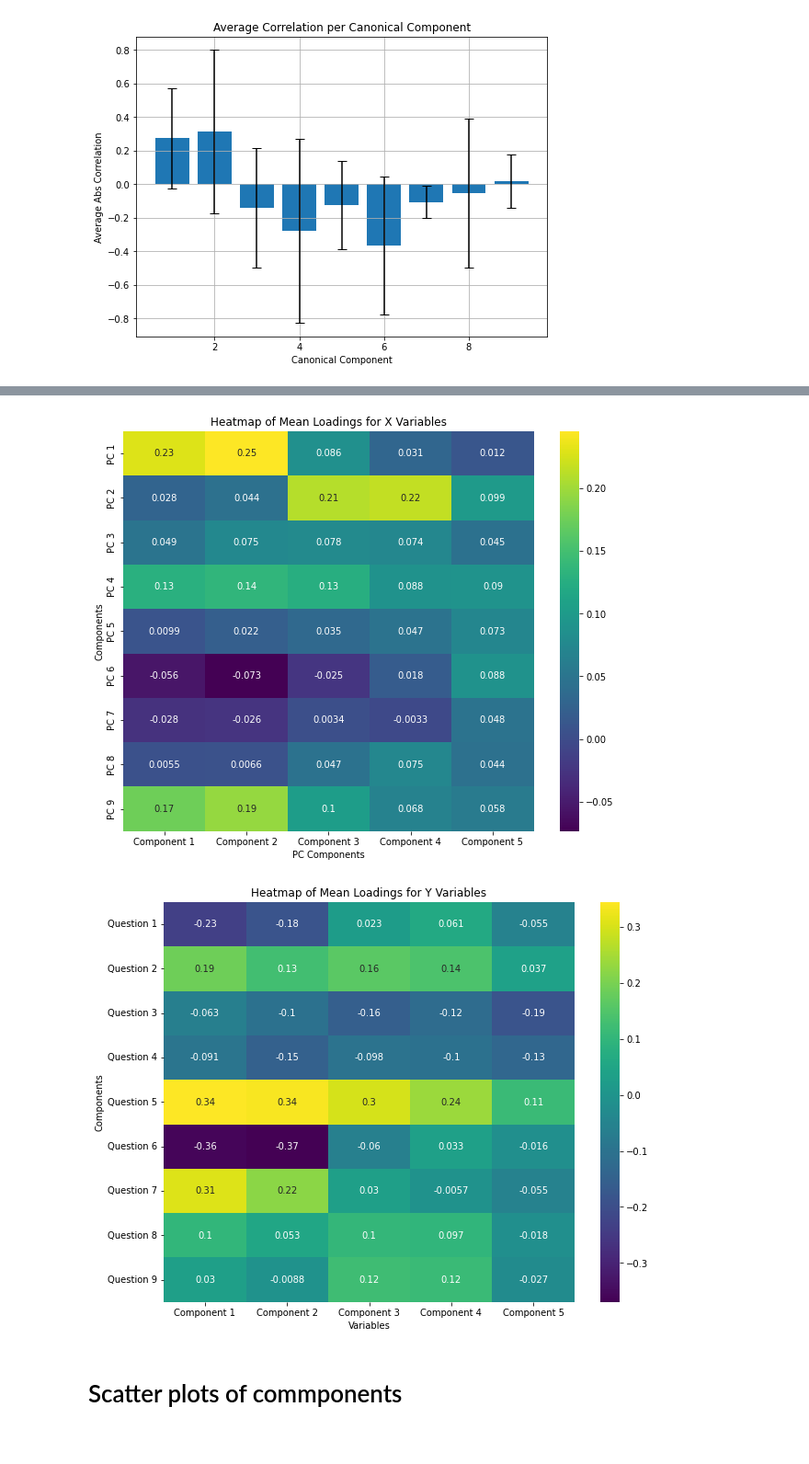
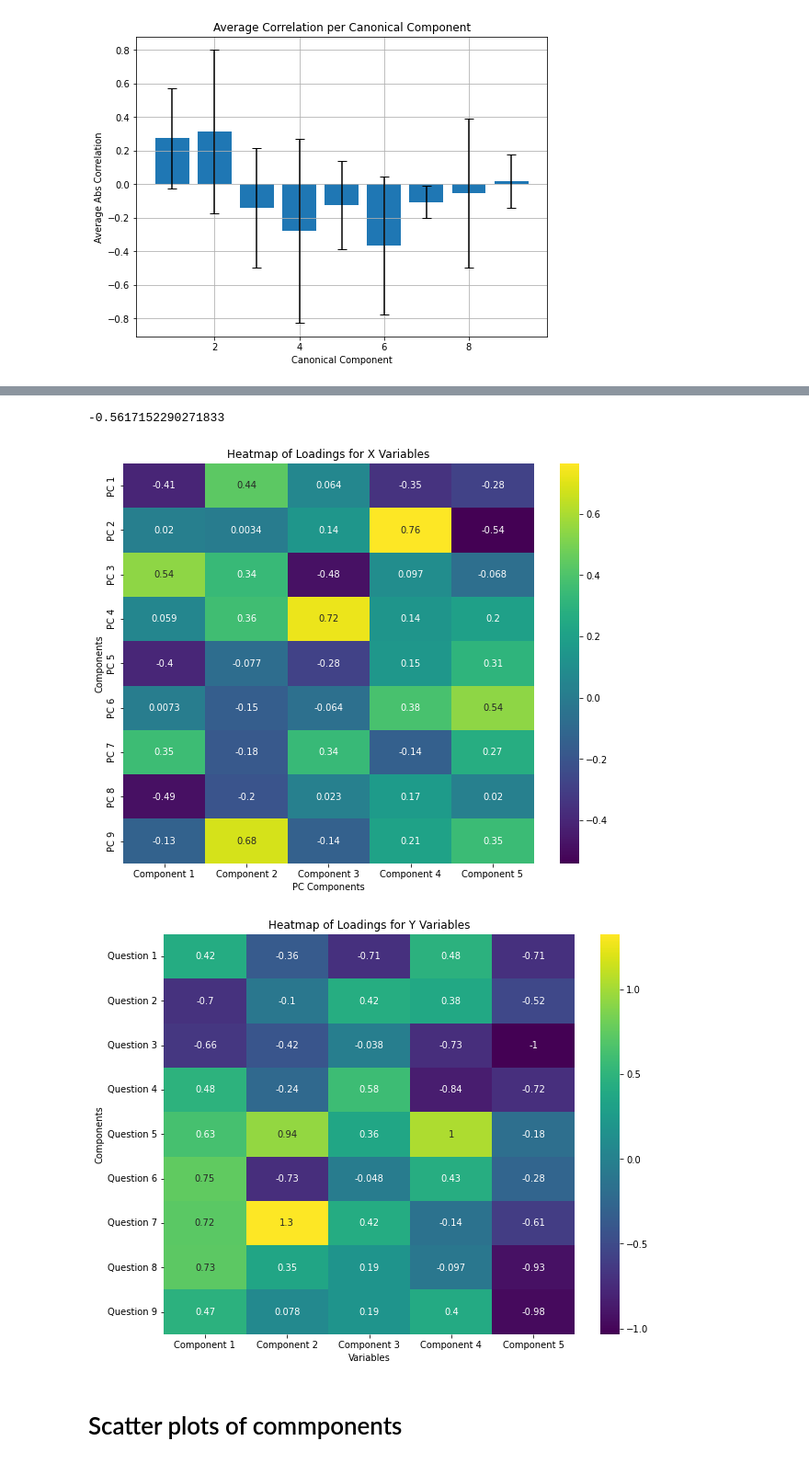
Before and after one commit to McKeownLab/Sialorrhea, a Jupyter notebook: feature_analysis.ipynb, the cells around one changed output, grey strips where cells are left out. Shown at 92% size. Saved outputs shown, nothing was run; the diff lists cells and outputs as text; code cells hidden in the pictures.

```diff
--- a/feature_analysis.ipynb
+++ b/feature_analysis.ipynb
@@ -369,41 +384,47 @@ Standard deviation of correlations across bootstrap samples: [0.02117262 0.04883
 import seaborn as sns
 import matplotlib.pyplot as plt
 
-# Assuming mean_loadings_x is a numpy array of shape (n_components, n_variables)
-mean_loadings_x = np.mean(bootstrapped_loadings_x, axis=0)
+def show_loadings(loadings_x ,loadings_y):
+    # Assuming mean_loadings_x is a numpy array of shape (n_components, n_variables)
+    mean_loadings_x = loadings_x
 
-# Create a heatmap
-plt.figure(figsize=(10, 8))
-ax = sns.heatmap(mean_loadings_x, annot=True, cmap='viridis',
-                 xticklabels=[f'Component {x+1}' for x in range(mean_loadings_x.shape[1])],
-                 yticklabels=[f'PC {i+1}' for i in range(mean_loadings_x.shape[0])])
+    # Create a heatmap
+    plt.figure(figsize=(10, 8))
+    ax = sns.heatmap(mean_loadings_x, annot=True, cmap='viridis',
+                    xticklabels=[f'Component {x+1}' for x in range(mean_loadings_x.shape[1])],
+                    yticklabels=[f'PC {i+1}' for i in range(mean_loadings_x.shape[0])])
 
-ax.set_title('Heatmap of Mean Loadings for X Variables')
-plt.xlabel('PC Components')
-plt.ylabel('Components')
-plt.show()
+    ax.set_title('Heatmap of Loadings for X Variables')
+    plt.xlabel('PC Components')
+    plt.ylabel('Components')
+    plt.show()
 
-#plot the heatmap for Y variables
-mean_loadings_y = np.mean(bootstrapped_loadings_y, axis=0)
-plt.figure(figsize=(10, 8))
-ax = sns.heatmap(mean_loadings_y, annot=True, cmap='viridis',
-                 xticklabels=[f'Component {y+1}' for y in range(mean_loadings_y.shape[1])],
-                 yticklabels=[f'Question {i+1}' for i in range(mean_loadings_y.shape[0])])
+    #plot the heatmap for Y variables
+    mean_loadings_y = loadings_y
+    plt.figure(figsize=(10, 8))
+    ax = sns.heatmap(mean_loadings_y, annot=True, cmap='viridis',
+                    xticklabels=[f'Component {y+1}' for y in range(mean_loadings_y.shape[1])],
+                    yticklabels=[f'Question {i+1}' for i in range(mean_loadings_y.shape[0])])
 
-ax.set_title('Heatmap of Mean Loadings for Y Variables')
-plt.xlabel('Variables')
-plt.ylabel('Components')
-plt.show()
+    ax.set_title('Heatmap of Loadings for Y Variables')
+    plt.xlabel('Variables')
+    plt.ylabel('Components')
+    plt.show()
-# %% [output]
-[figure, removed]
-[figure, removed]
 # %%
 # Fit CCA on the entire dataset using the average number of components
 cca = CCA(n_components=5)
 cca.fit(X, Y)
 
 # Transform the data to get canonical variables
 X_c, Y_c = cca.transform(X, Y)
+
+#print cca score
+print(cca.score(X,Y))
+show_loadings(cca.x_loadings_, cca.y_loadings_)
+# %% [output]
+-0.5617152290271833
+[figure, added]
+[figure, added]
 # %% [markdown]
 # Scatter plots of commponents
 # %%
```
Also changed, not shown: parts of 34 cells of this notebook, 4 other files.
